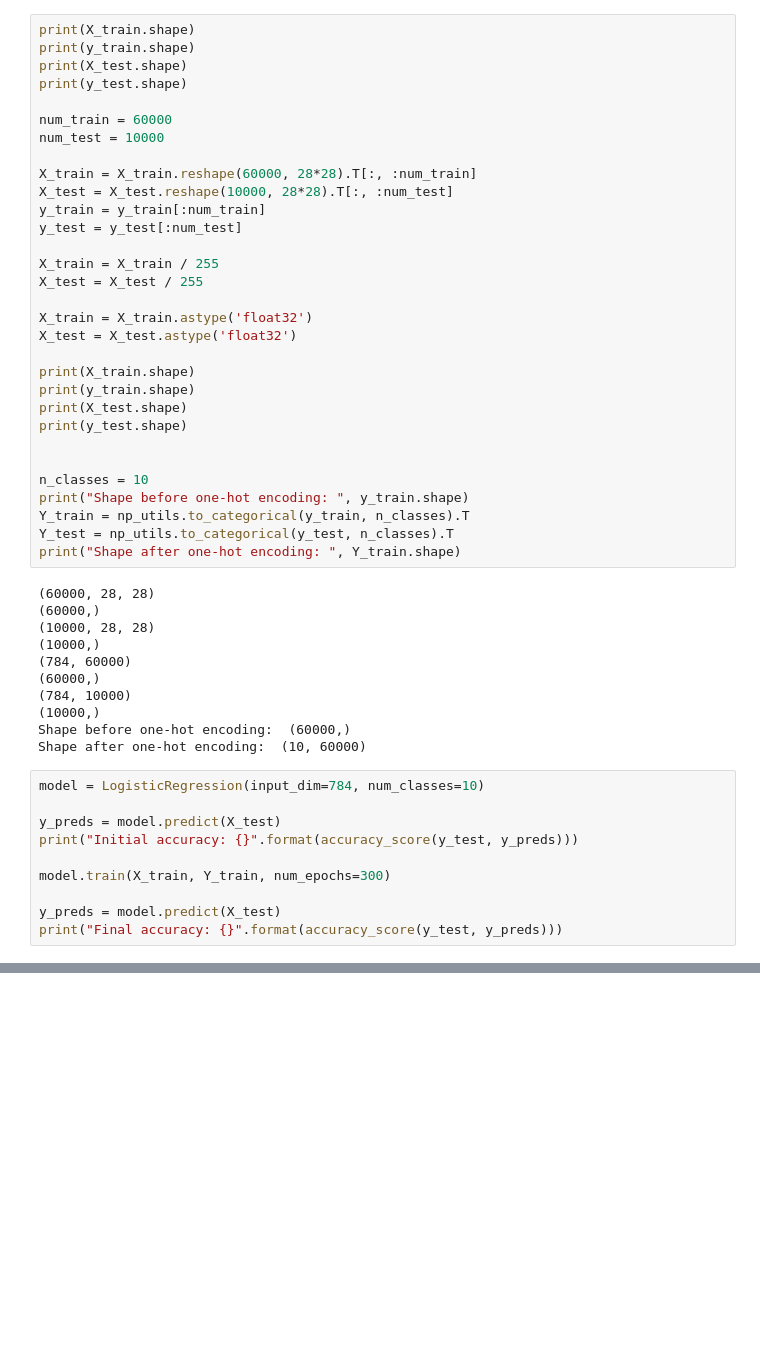
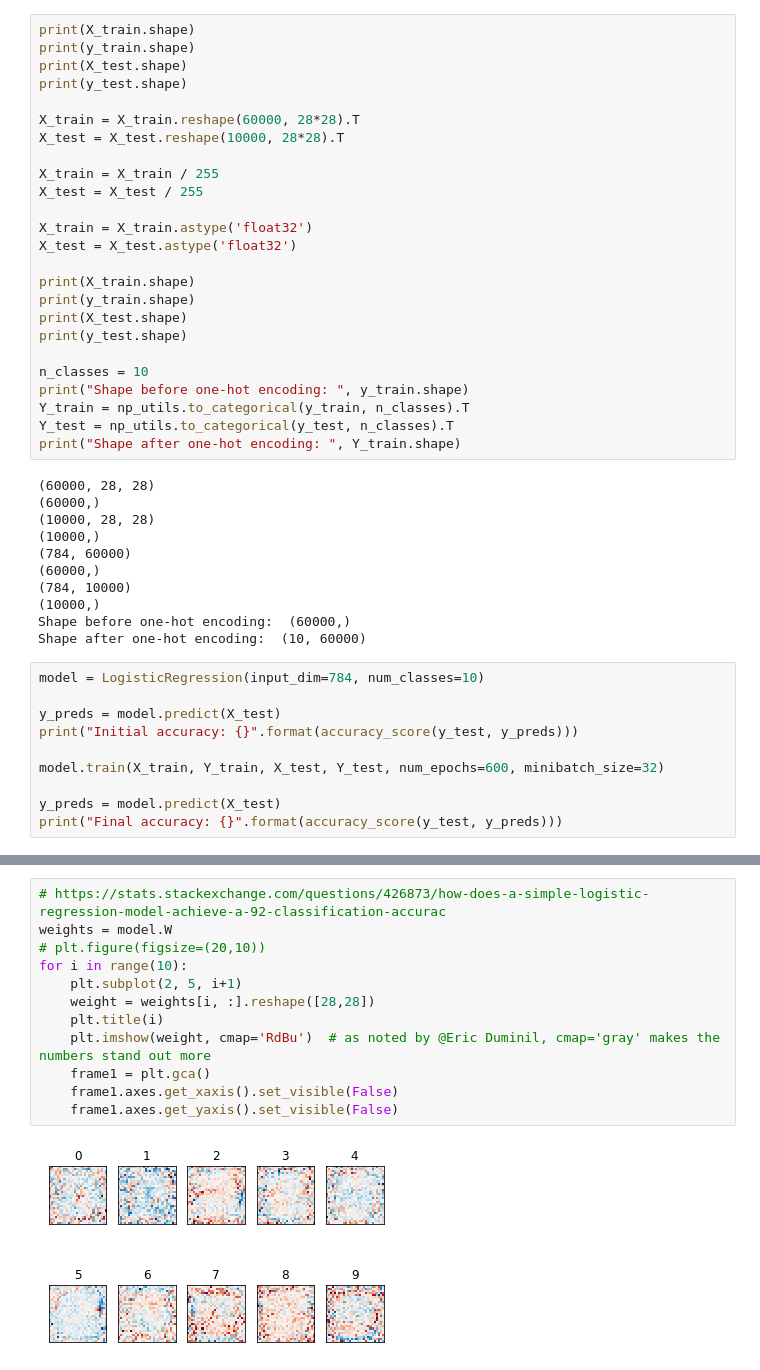
Before and after one commit to gajankumar1016/gklearn, a Jupyter notebook: MNIST_LogisticRegression.ipynb, the cells around one changed output, grey strips where cells are left out. Saved outputs shown, nothing was run; the diff lists cells and outputs as text; blank space fills up the shorter version.

Commit message:
Added minibatch support

```diff
--- a/MNIST_LogisticRegression.ipynb
+++ b/MNIST_LogisticRegression.ipynb
@@ -18,13 +16,8 @@ print(y_train.shape)
 print(X_test.shape)
 print(y_test.shape)
 
-num_train = 60000
-num_test = 10000
-
-X_train = X_train.reshape(60000, 28*28).T[:, :num_train]
-X_test = X_test.reshape(10000, 28*28).T[:, :num_test]
-y_train = y_train[:num_train]
-y_test = y_test[:num_test]
+X_train = X_train.reshape(60000, 28*28).T
+X_test = X_test.reshape(10000, 28*28).T
 
 X_train = X_train / 255
 X_test = X_test / 255
@@ -37,7 +30,6 @@ print(y_train.shape)
 print(X_test.shape)
 print(y_test.shape)
 
-
 n_classes = 10
 print("Shape before one-hot encoding: ", y_train.shape)
 Y_train = np_utils.to_categorical(y_train, n_classes).T
@@ -60,7 +52,7 @@ model = LogisticRegression(input_dim=784, num_classes=10)
 y_preds = model.predict(X_test)
 print("Initial accuracy: {}".format(accuracy_score(y_test, y_preds)))
 
-model.train(X_train, Y_train, num_epochs=300)
+model.train(X_train, Y_train, X_test, Y_test, num_epochs=600, minibatch_size=32)
 
 y_preds = model.predict(X_test)
 print("Final accuracy: {}".format(accuracy_score(y_test, y_preds)))
@@ -72,0 +68,14 @@ Final accuracy: 0.8996
+# %%
+# https://stats.stackexchange.com/questions/426873/how-does-a-simple-logistic-regression-model-achieve-a-92-classification-accurac
+weights = model.W
+# plt.figure(figsize=(20,10))
+for i in range(10):
+    plt.subplot(2, 5, i+1)
+    weight = weights[i, :].reshape([28,28])
+    plt.title(i)
+    plt.imshow(weight, cmap='RdBu')  # as noted by @Eric Duminil, cmap='gray' makes the numbers stand out more
+    frame1 = plt.gca()
+    frame1.axes.get_xaxis().set_visible(False)
+    frame1.axes.get_yaxis().set_visible(False)
+# %% [output]
+[figure, added]
```
Also changed, not shown: parts of 2 cells of this notebook, 4 other files.
